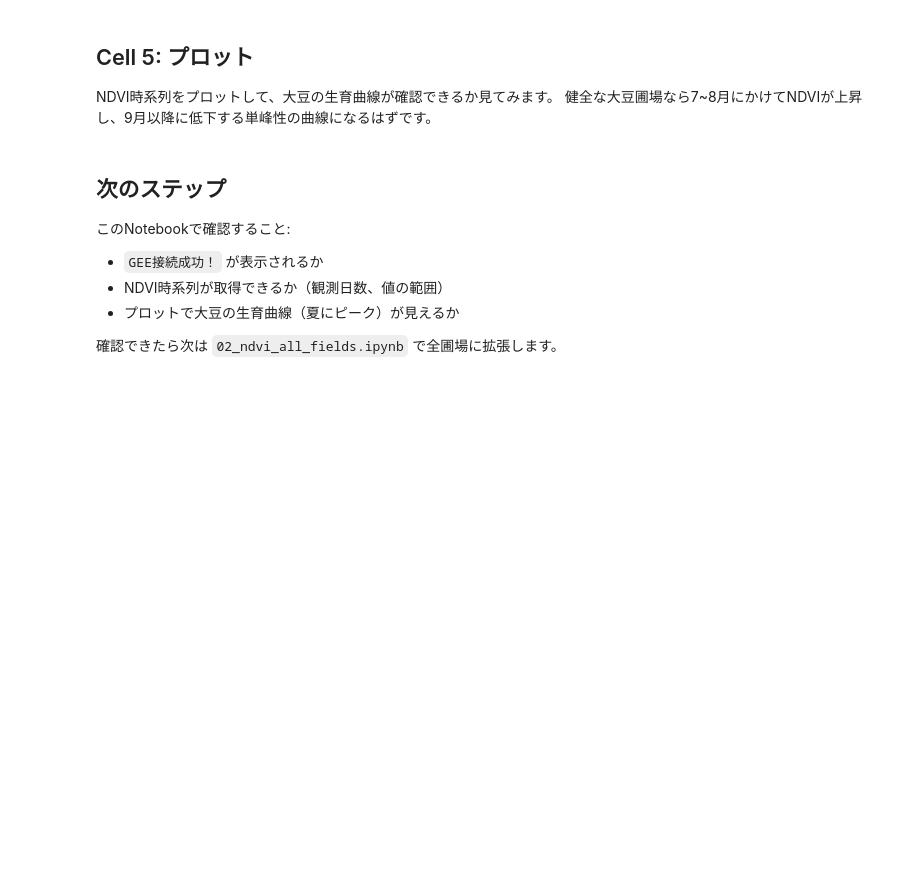
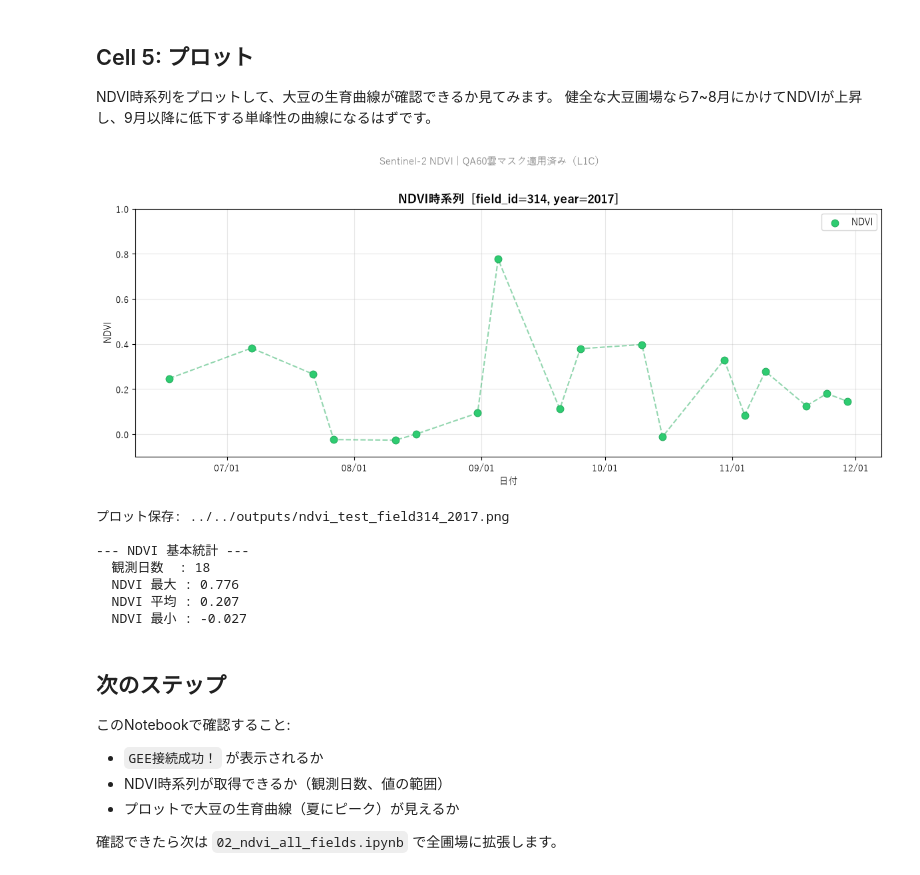
Before and after one commit to plumstar3/Mstudy, a Jupyter notebook: notebooks/exploration/01_gee_connection_test.ipynb, the cells around one changed output. Drawn from its saved outputs; the diff is of its cells as text; code cells hidden in the pictures; blank space fills up the shorter version.

```diff
--- a/notebooks/exploration/01_gee_connection_test.ipynb
+++ b/notebooks/exploration/01_gee_connection_test.ipynb
@@ -192,8 +158,8 @@ def get_ndvi_timeseries(lat, lon, year, buffer_m=100, cs_threshold=0.2, verbose=
 
 まず1圃場だけ試します。
 # %%
-TARGET_FIELD_ID = 146
-TARGET_YEAR     = 2018
+TARGET_FIELD_ID = 314
+TARGET_YEAR     = 2017
 
 row = fields_df[
     (fields_df['field_id'] == TARGET_FIELD_ID) &
@@ -259,57 +226,67 @@ NDVI時系列をプロットして、大豆の生育曲線が確認できるか
 # %%
 import matplotlib.pyplot as plt
 import matplotlib.dates as mdates
+import matplotlib.font_manager as fm
 import os
+
+# ── Windows 日本語フォント設定 ──────────────────────────────
+_jp_fonts = ['Yu Gothic', 'MS Gothic', 'Meiryo', 'IPAexGothic', 'Noto Sans CJK JP']
+_available = {f.name for f in fm.fontManager.ttflist}
+_font = next((f for f in _jp_fonts if f in _available), None)
+
+if _font:
+    plt.rcParams['font.family'] = _font
+else:
+    print('⚠ 日本語フォントが見つかりません。')
+
+plt.rcParams['axes.unicode_minus'] = False
+# ─────────────────────────────────────────────────────────────
 
 os.makedirs('../../outputs', exist_ok=True)
 
 if 'ndvi_df' in dir() and not ndvi_df.empty:
-    fig, axes = plt.subplots(2, 1, figsize=(12, 7))
+    fig, ax = plt.subplots(figsize=(12, 5))
 
-    # NDVI時系列
-    ax1 = axes[0]
-    ax1.scatter(ndvi_df['date'], ndvi_df['NDVI'],
-                color='#2ecc71', s=60, zorder=3, label='NDVI',
-                edgecolors='#27ae60', linewidths=0.8)
-    ax1.plot(ndvi_df['date'], ndvi_df['NDVI'],
-             color='#27ae60', alpha=0.5, lw=1.5, linestyle='--')
-    ax1.set_title(f'NDVI時系列  [field_id={TARGET_FIELD_ID}, year={TARGET_YEAR}]',
-                  fontsize=13, fontweight='bold')
-    ax1.set_ylabel('NDVI')
-    ax1.set_ylim(-0.1, 1.0)
-    ax1.xaxis.set_major_formatter(mdates.DateFormatter('%m/%d'))
-    ax1.xaxis.set_major_locator(mdates.MonthLocator())
-    ax1.grid(True, alpha=0.3)
-    ax1.legend()
+    ax.scatter(ndvi_df['date'], ndvi_df['NDVI'],
+               color='#2ecc71', s=60, zorder=3, label='NDVI',
+               edgecolors='#27ae60', linewidths=0.8)
+    ax.plot(ndvi_df['date'], ndvi_df['NDVI'],
+            color='#27ae60', alpha=0.5, lw=1.5, linestyle='--')
+    ax.set_title(f'NDVI時系列  [field_id={TARGET_FIELD_ID}, year={TARGET_YEAR}]',
+                 fontsize=13, fontweight='bold')
+    ax.set_ylabel('NDVI')
+    ax.set_ylim(-0.1, 1.0)
+    ax.xaxis.set_major_formatter(mdates.DateFormatter('%m/%d'))
+    ax.xaxis.set_major_locator(mdates.MonthLocator())
+    ax.set_xlabel('日付')
+    ax.grid(True, alpha=0.3)
+    ax.legend()
 
-    # 有効ピクセル数（雲マスクの品質チェック）
-    ax2 = axes[1]
-    ax2.bar(ndvi_df['date'], ndvi_df['n_pixels'],
-            width=5, color='#3498db', alpha=0.7, label='有効ピクセル数')
-    ax2.set_ylabel('有効ピクセル数')
-    ax2.set_xlabel('日付')
-    ax2.set_title('Cloud Score+ マスク後の有効ピクセル数')
-    ax2.xaxis.set_major_formatter(mdates.DateFormatter('%m/%d'))
-    ax2.xaxis.set_major_locator(mdates.MonthLocator())
-    ax2.grid(True, alpha=0.3)
-    ax2.legend()
-
-    fig.suptitle('Sentinel-2 NDVI | Cloud Score+ 雲マスク適用済み',
-                 fontsize=11, y=1.01, color='gray')
+    fig.suptitle('Sentinel-2 NDVI | QA60雲マスク適用済み（L1C）',
+                 fontsize=11, y=1.02, color='gray')
     plt.tight_layout()
 
     save_path = f'../../outputs/ndvi_test_field{TARGET_FIELD_ID}_{TARGET_YEAR}.png'
     plt.savefig(save_path, dpi=150, bbox_inches='tight')
     plt.show()
     print(f'プロット保存: {save_path}')
 
     print('\n--- NDVI 基本統計 ---')
     print(f'  観測日数  : {len(ndvi_df)}')
     print(f'  NDVI 最大 : {ndvi_df["NDVI"].max():.3f}')
     print(f'  NDVI 平均 : {ndvi_df["NDVI"].mean():.3f}')
     print(f'  NDVI 最小 : {ndvi_df["NDVI"].min():.3f}')
 else:
     print('ndvi_df が空です。Cell 4 を先に実行してください。')
+# %% [output]
+[figure, added]
+プロット保存: ../../outputs/ndvi_test_field314_2017.png
+
+--- NDVI 基本統計 ---
+  観測日数  : 18
+  NDVI 最大 : 0.776
+  NDVI 平均 : 0.207
+  NDVI 最小 : -0.027
 # %% [markdown]
 ## 次のステップ
 
```
Also changed, not shown: parts of 4 cells of this notebook, 1 other file.
